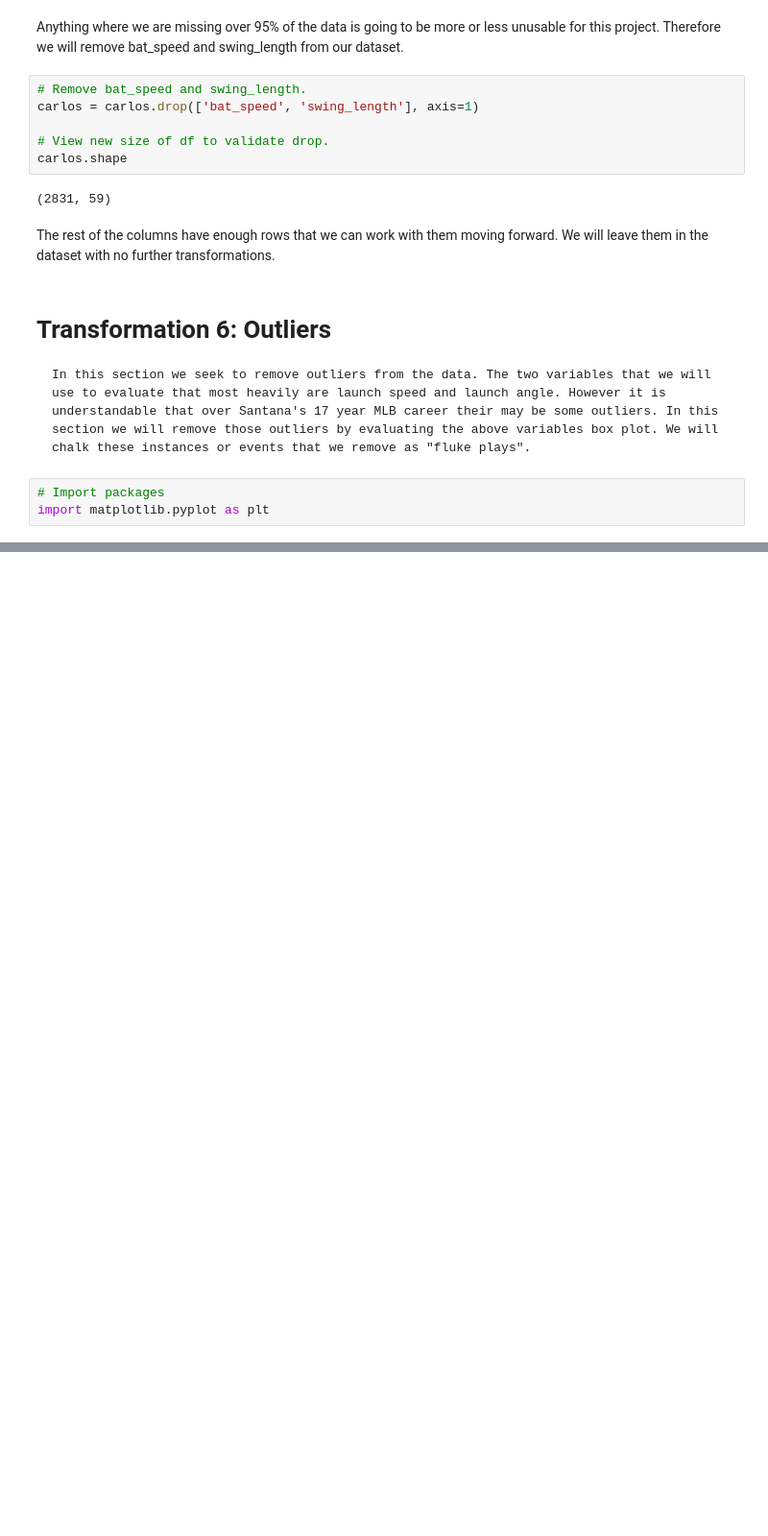
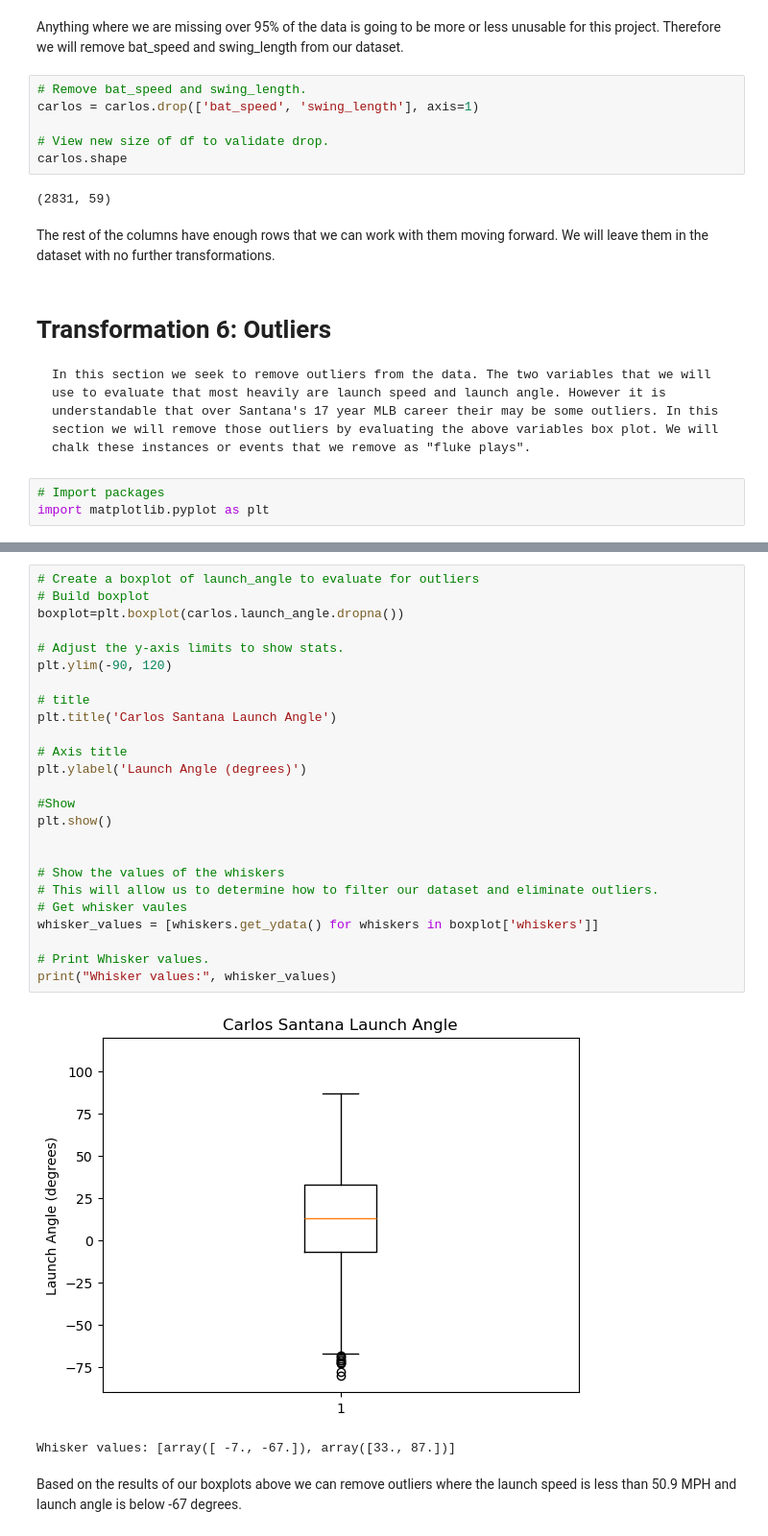
Before and after one commit to Matt-Heinen/DSC-540, a Jupyter notebook: Term Project/Heinen_DSC540_Milestone_2.ipynb, the cells around one changed output, grey strips where cells are left out. Shown at 96% size. Cells and saved outputs as stored; diff of their text form; blank space fills up the shorter version.

```diff
--- a/Term Project/Heinen_DSC540_Milestone_2.ipynb
+++ b/Term Project/Heinen_DSC540_Milestone_2.ipynb
@@ -374 +388,31 @@ print("Whisker values:", whisker_values)
 Whisker values: [array([80.25, 50.9 ]), array([100.4, 113.5])]
+# %%
+# Create a boxplot of launch_angle to evaluate for outliers
+# Build boxplot
+boxplot=plt.boxplot(carlos.launch_angle.dropna())
+
+# Adjust the y-axis limits to show stats.
+plt.ylim(-90, 120)
+
+# title
+plt.title('Carlos Santana Launch Angle')
+
+# Axis title
+plt.ylabel('Launch Angle (degrees)')
+
+#Show
+plt.show()
+
+
+# Show the values of the whiskers
+# This will allow us to determine how to filter our dataset and eliminate outliers.
+# Get whisker vaules
+whisker_values = [whiskers.get_ydata() for whiskers in boxplot['whiskers']]
+
+# Print Whisker values.
+print("Whisker values:", whisker_values)
+# %% [output]
+[figure, added]
+Whisker values: [array([ -7., -67.]), array([33., 87.])]
+# %% [markdown]
+Based on the results of our boxplots above we can remove outliers where the launch speed is less than 50.9 MPH and launch angle is below -67 degrees.
```
Also changed, not shown: parts of 11 cells of this notebook.
